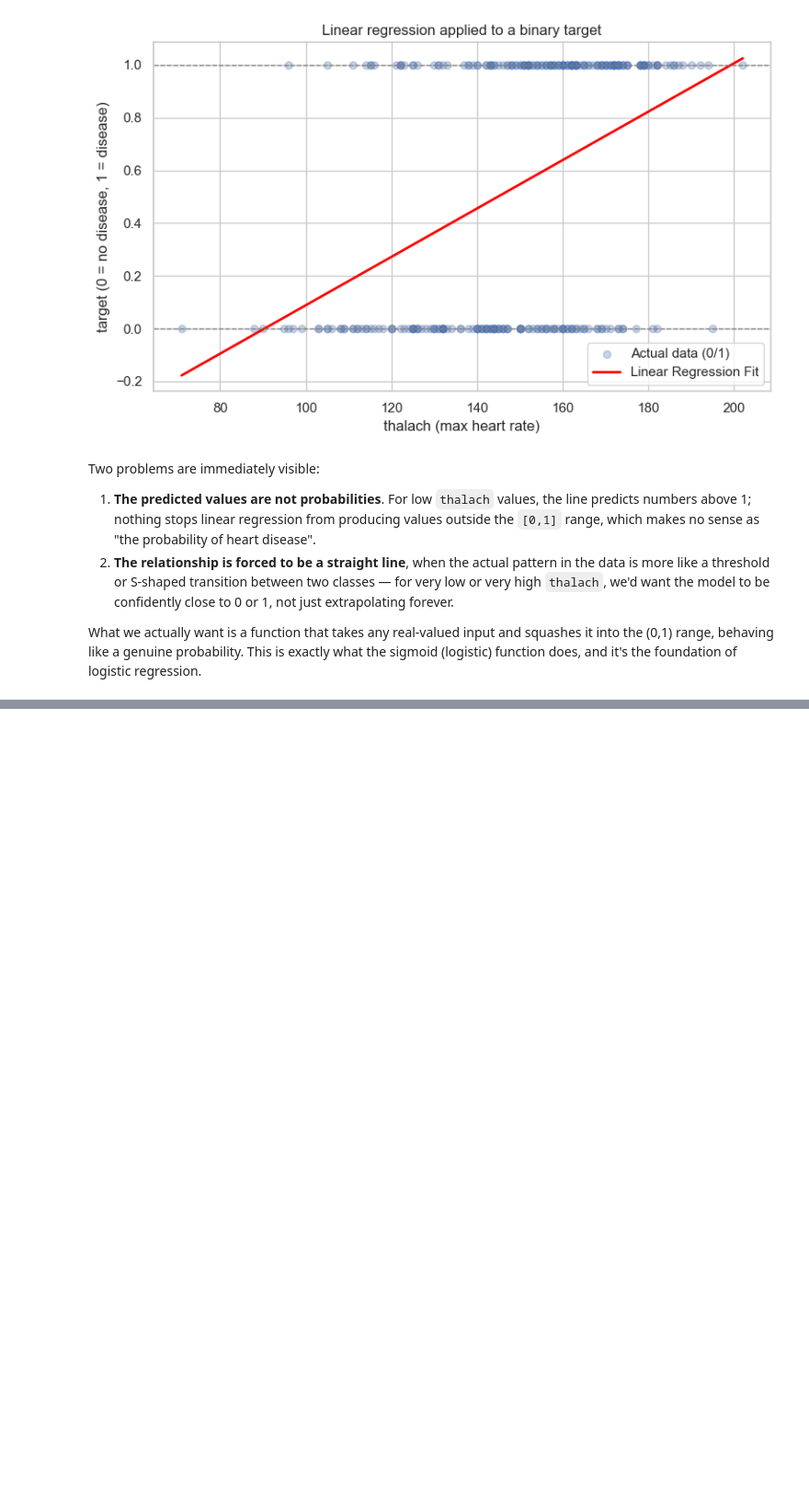
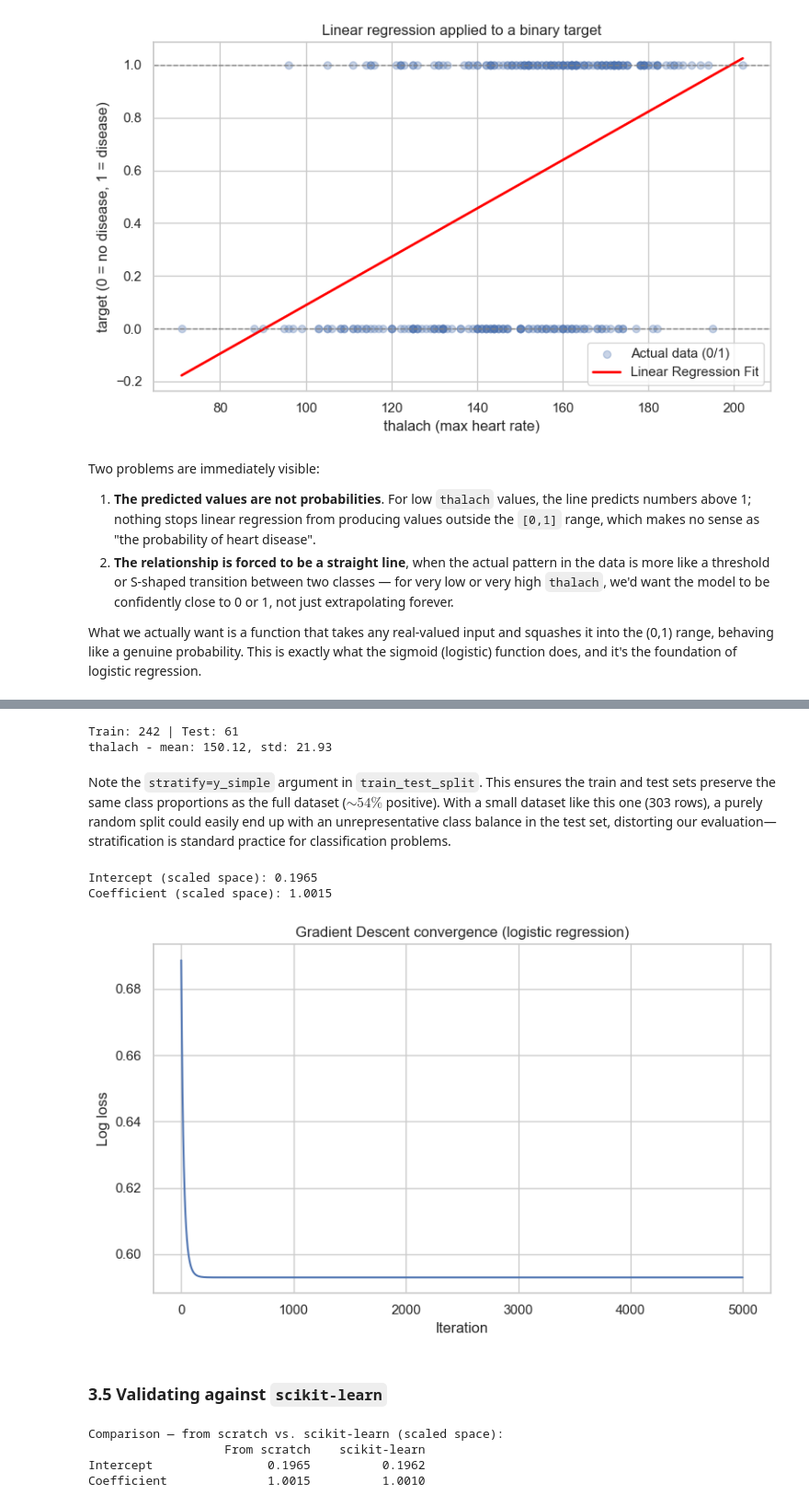
Before and after one commit to danielfdez-ds/ML-Notes-and-Projects, a Jupyter notebook: 02_Classification/02Classification.ipynb, the cells around one changed output, grey strips where cells are left out. Shown at 92% size. Cells and saved outputs as stored; diff of their text form; code cells hidden in the pictures; blank space fills up the shorter version.

```diff
--- a/02_Classification/02Classification.ipynb
+++ b/02_Classification/02Classification.ipynb
@@ -150,0 +226,79 @@ What we actually want is a function that takes any real-valued input and squashe
+# %%
+X_simple = df[['thalach']].values
+y_simple = df['target'].values
+
+X_tr, X_te, y_tr, y_te = train_test_split(
+    X_simple, y_simple, test_size=0.2, random_state=42, stratify=y_simple
+)
+
+# Standardize using training statistics only
+x_mean, x_std = X_tr.mean(), X_tr.std()
+X_tr_scaled = (X_tr-x_mean) / x_std
+X_te_scaled = (X_te-x_mean) / x_std
+
+# Design matrices with intercept column
+X_b_tr = np.c_[np.ones((X_tr_scaled.shape[0], 1)), X_tr_scaled]
+X_b_te = np.c_[np.ones((X_te_scaled.shape[0], 1)), X_te_scaled]
+
+print(f"Train: {X_b_tr.shape[0]} | Test: {X_b_te.shape[0]}")
+print(f"thalach - mean: {x_mean:.2f}, std: {x_std:.2f}")
+# %% [output]
+Train: 242 | Test: 61
+thalach - mean: 150.12, std: 21.93
+# %% [markdown]
+Note the `stratify=y_simple` argument in `train_test_split`. This ensures the train and test sets preserve the same class proportions as the full dataset ($\sim 54\%$ positive). With a small dataset like this one (303 rows), a purely random split could easily end up with an unrepresentative class balance in the test set, distorting our evaluation—stratification is standard practice for classification problems.
+# %%
+def log_loss_cost(X_b, y, beta):
+    """Binary cross-entropy (negative log-likelihood, averaged)."""
+    p = sigmoid(X_b @ beta)
+    eps = 1e-15 # avoid ln(0)
+    p = np.clip(p, eps, 1-eps)
+    return -np.mean(y * np.log(p) + (1 - y) * np.log(1-p))
+
+def logistic_gradient_descent(X_b, y, learning_rate=0.1, n_iterations=5000):
+    """Fits logistic regression by minimizing log loss via batch Gradient Descent."""
+    n = len(y)
+    beta = np.zeros(X_b.shape[1])
+    cost_history = []
+
+    for _ in range(n_iterations):
+        p = sigmoid(X_b @ beta)
+        gradient = (1 / n) * X_b.T @ (p - y)
+        beta = beta - learning_rate * gradient
+        cost_history.append(log_loss_cost(X_b, y, beta))
+
+    return beta, cost_history
+
+beta_manual, cost_history = logistic_gradient_descent(X_b_tr, y_tr)
+
+print(f"Intercept (scaled space): {beta_manual[0]:.4f}")
+print(f"Coefficient (scaled space): {beta_manual[1]:.4f}")
+# %% [output]
+Intercept (scaled space): 0.1965
+Coefficient (scaled space): 1.0015
+# %%
+plt.figure(figsize=(8, 5))
+plt.plot(cost_history)
+plt.xlabel("Iteration")
+plt.ylabel("Log loss")
+plt.title("Gradient Descent convergence (logistic regression)")
+plt.tight_layout()
+plt.show()
+# %% [output]
+[figure, added]
+# %% [markdown]
+### 3.5 Validating against `scikit-learn`
+# %%
+# A very large C effectively disables regularization, so sklearn performs plain MLE
+log_reg_sk = LogisticRegression(C=1e12, max_iter=1000)
+log_reg_sk.fit(X_tr_scaled, y_tr)
+
+print("Comparison — from scratch vs. scikit-learn (scaled space):")
+print(f"{'':15s} {'From scratch':>15s} {'scikit-learn':>15s}")
+print(f"{'Intercept':15s} {beta_manual[0]:15.4f} {log_reg_sk.intercept_[0]:15.4f}")
+print(f"{'Coefficient':15s} {beta_manual[1]:15.4f} {log_reg_sk.coef_[0][0]:15.4f}")
+# %% [output]
+Comparison — from scratch vs. scikit-learn (scaled space):
+                   From scratch    scikit-learn
+Intercept                0.1965          0.1962
+Coefficient              1.0015          1.0010
```
Also changed, not shown: parts of 5 cells of this notebook.
